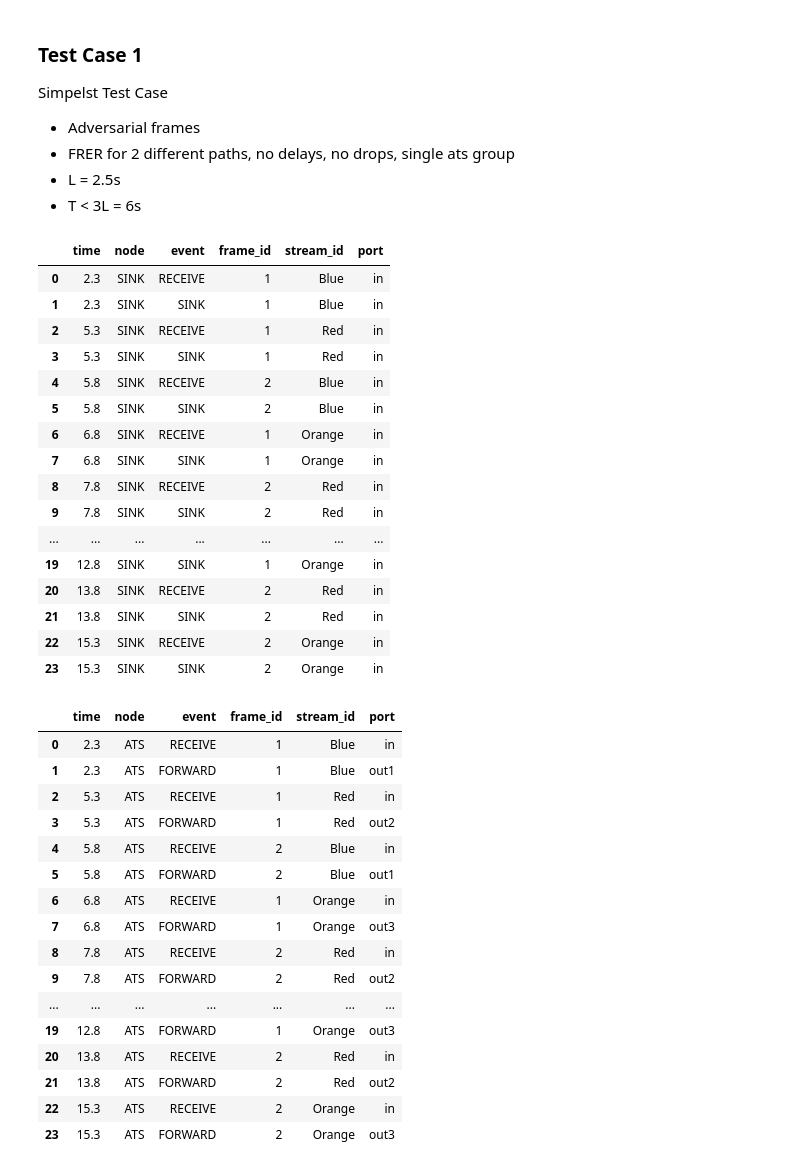
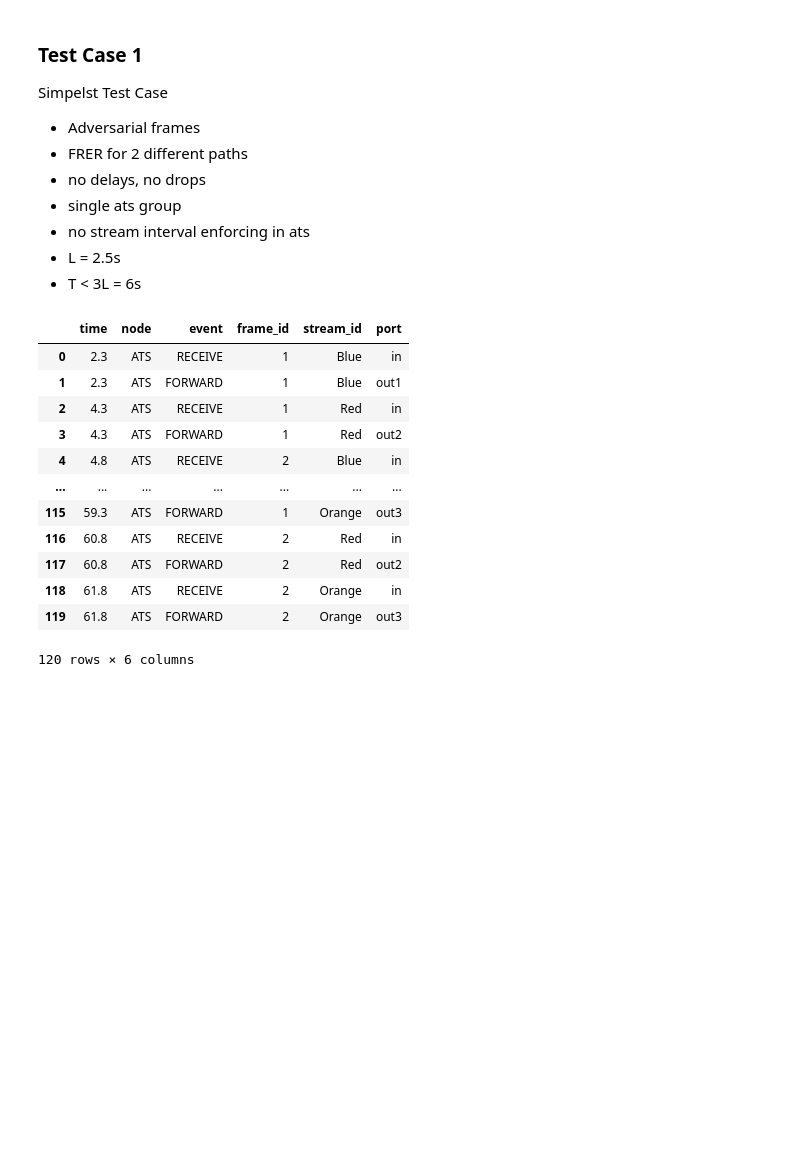
Before and after one commit to DanyBoi22/ATSim, a Jupyter notebook: ATSim.ipynb, the cells around one changed output. Cells and saved outputs as stored; diff of their text form; code cells hidden in the pictures; blank space fills up the shorter version.

```diff
--- a/ATSim.ipynb
+++ b/ATSim.ipynb
@@ -11,7 +11,10 @@ import pandas as pd
 Simpelst Test Case
 
 - Adversarial frames
-- FRER for 2 different paths, no delays, no drops, single ats group
+- FRER for 2 different paths
+- no delays, no drops
+- single ats group
+- no stream interval enforcing in ats
 - L = 2.5s
 - T < 3L = 6s
 # %%
@@ -19,6 +22,8 @@ sim = Simulator()
 logger = Logger()
 sink_logger = Logger()
 ats_logger = Logger()
+
+L = 2.5
 
 # Links
 link_src1_sw0 = Link(sim, bitrate_bps=800, transmission_delay_enabled=False, propagation_delay=0.0)
@@ -86,70 +91,53 @@ link_sw0_l1.connect(l1, l1_in)
 l1.add_egress_port("out1", link_l1_sw1)
 l1.add_egress_port("out2", link_l1_sw1)
 l1.add_egress_port("out3", link_l1_sw1)
 
-s1 = ImpairedBasicSwitch("S1", sim, logger, routing_table={"Blue": ["out"]}, impair_every_n=2, impair_mode="drop",)
+s1 = BasicSwitch("S1", sim, logger, routing_table={"Blue": ["out"]})
 s1_in = s1.add_ingress_port("in")
 link_sw0_s1.connect(s1, s1_in)
 s1.add_egress_port("out", link_s1_sw1)
 
 
 # Sources
 src1 = TrafficSource("BLUE", sim, logger)
 src2 = TrafficSource("RED", sim, logger)
 src3 = TrafficSource("ORANGE", sim, logger)
 src1.add_egress_port("out", link_src1_sw0)
 src2.add_egress_port("out", link_src2_sw0)
 src3.add_egress_port("out", link_src3_sw0)
 
-src1.start_periodic_loop(stream_id="Blue", frames_per_period=2, period=6, interval=2.5, size=10, count=2, offset=0.0)
-src2.start_periodic_loop(stream_id="Red", frames_per_period=2, period=6, interval=2.5, size=10, count=2, offset=2.0)
-src3.start_periodic_loop(stream_id="Orange", frames_per_period=2, period=6, interval=2.5, size=10, count=2, offset=3.5)
+src1.start_periodic_loop(stream_id="Blue", frames_per_period=2, period=6, interval=L, size=10, count=10, offset=0.0)
+src2.start_periodic_loop(stream_id="Red", frames_per_period=2, period=6, interval=L, size=10, count=10, offset=1.0)
+src3.start_periodic_loop(stream_id="Orange", frames_per_period=2, period=6, interval=L, size=10, count=10, offset=2.0)
 
 
 sim.run(until=100)
+"""
 with pd.option_context(
     "display.max_columns", None,
     "display.max_rows", None,
     "display.max_colwidth", None,
     "display.width", None,
 ):
     display(sink_logger.to_dataframe())
     display(ats_logger.to_dataframe())
+"""
+sink_logger.to_dataframe()
+ats_logger.to_dataframe()
 # %% [output]
 |  | time | node | event | frame_id | stream_id | port |
-| 0 | 2.3 | SINK | RECEIVE | 1 | Blue | in |
-| 1 | 2.3 | SINK | SINK | 1 | Blue | in |
-| 2 | 5.3 | SINK | RECEIVE | 1 | Red | in |
-| 3 | 5.3 | SINK | SINK | 1 | Red | in |
-| 4 | 5.8 | SINK | RECEIVE | 2 | Blue | in |
-| 5 | 5.8 | SINK | SINK | 2 | Blue | in |
-| 6 | 6.8 | SINK | RECEIVE | 1 | Orange | in |
-| 7 | 6.8 | SINK | SINK | 1 | Orange | in |
-| 8 | 7.8 | SINK | RECEIVE | 2 | Red | in |
-| 9 | 7.8 | SINK | SINK | 2 | Red | in |
+| 0 | 2.3 | ATS | RECEIVE | 1 | Blue | in |
+| 1 | 2.3 | ATS | FORWARD | 1 | Blue | out1 |
+| 2 | 4.3 | ATS | RECEIVE | 1 | Red | in |
+| 3 | 4.3 | ATS | FORWARD | 1 | Red | out2 |
+| 4 | 4.8 | ATS | RECEIVE | 2 | Blue | in |
 | ... | ... | ... | ... | ... | ... | ... |
-| 19 | 12.8 | SINK | SINK | 1 | Orange | in |
-| 20 | 13.8 | SINK | RECEIVE | 2 | Red | in |
-| 21 | 13.8 | SINK | SINK | 2 | Red | in |
-| 22 | 15.3 | SINK | RECEIVE | 2 | Orange | in |
-| 23 | 15.3 | SINK | SINK | 2 | Orange | in |
+| 115 | 59.3 | ATS | FORWARD | 1 | Orange | out3 |
+| 116 | 60.8 | ATS | RECEIVE | 2 | Red | in |
+| 117 | 60.8 | ATS | FORWARD | 2 | Red | out2 |
+| 118 | 61.8 | ATS | RECEIVE | 2 | Orange | in |
+| 119 | 61.8 | ATS | FORWARD | 2 | Orange | out3 |
-|  | time | node | event | frame_id | stream_id | port |
-| 0 | 2.3 | ATS | RECEIVE | 1 | Blue | in |
-| 1 | 2.3 | ATS | FORWARD | 1 | Blue | out1 |
-| 2 | 5.3 | ATS | RECEIVE | 1 | Red | in |
-| 3 | 5.3 | ATS | FORWARD | 1 | Red | out2 |
-| 4 | 5.8 | ATS | RECEIVE | 2 | Blue | in |
-| 5 | 5.8 | ATS | FORWARD | 2 | Blue | out1 |
-| 6 | 6.8 | ATS | RECEIVE | 1 | Orange | in |
-| 7 | 6.8 | ATS | FORWARD | 1 | Orange | out3 |
-| 8 | 7.8 | ATS | RECEIVE | 2 | Red | in |
-| 9 | 7.8 | ATS | FORWARD | 2 | Red | out2 |
-| ... | ... | ... | ... | ... | ... | ... |
-| 19 | 12.8 | ATS | FORWARD | 1 | Orange | out3 |
-| 20 | 13.8 | ATS | RECEIVE | 2 | Red | in |
-| 21 | 13.8 | ATS | FORWARD | 2 | Red | out2 |
-| 22 | 15.3 | ATS | RECEIVE | 2 | Orange | in |
-| 23 | 15.3 | ATS | FORWARD | 2 | Orange | out3 |
+120 rows × 6 columns
 # %% [markdown]
 ### Test Case 2 ###
 Test Case with drops for simples case
```
Also changed, not shown: parts of 5 cells of this notebook.
